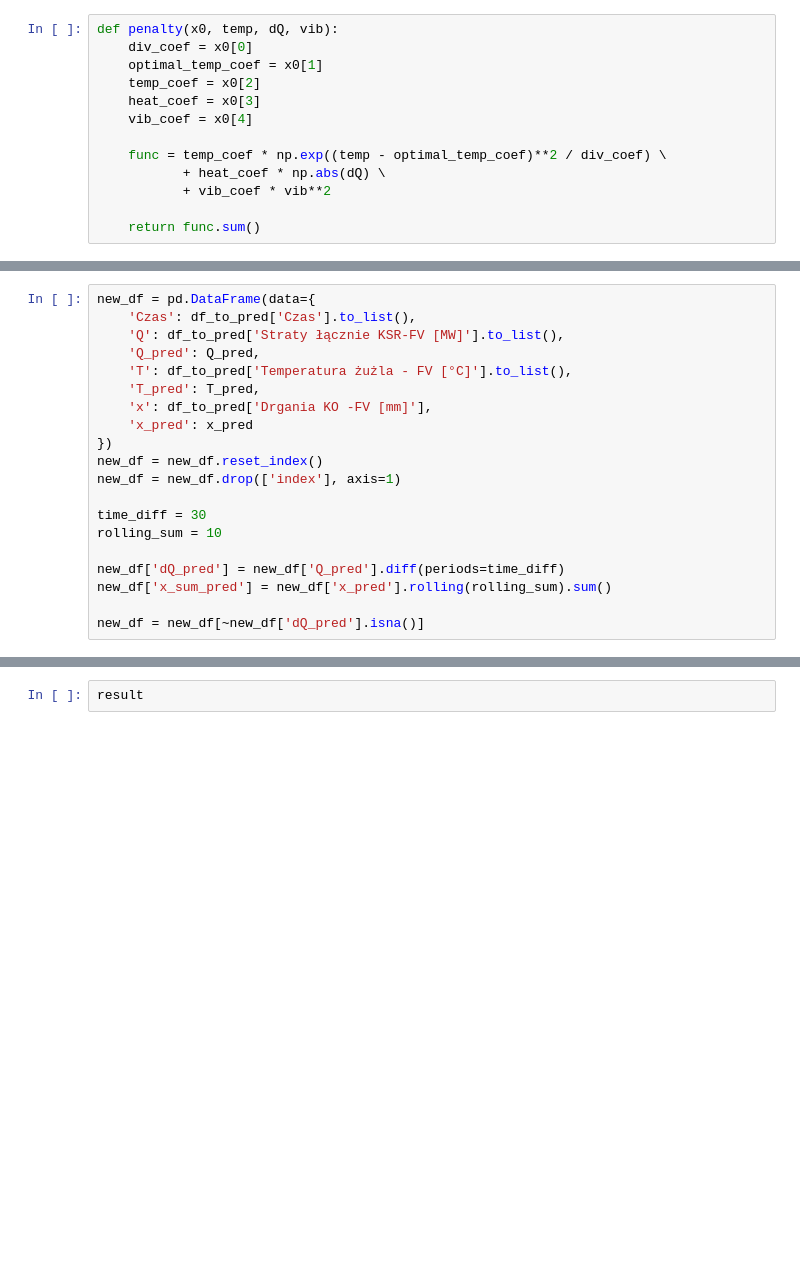
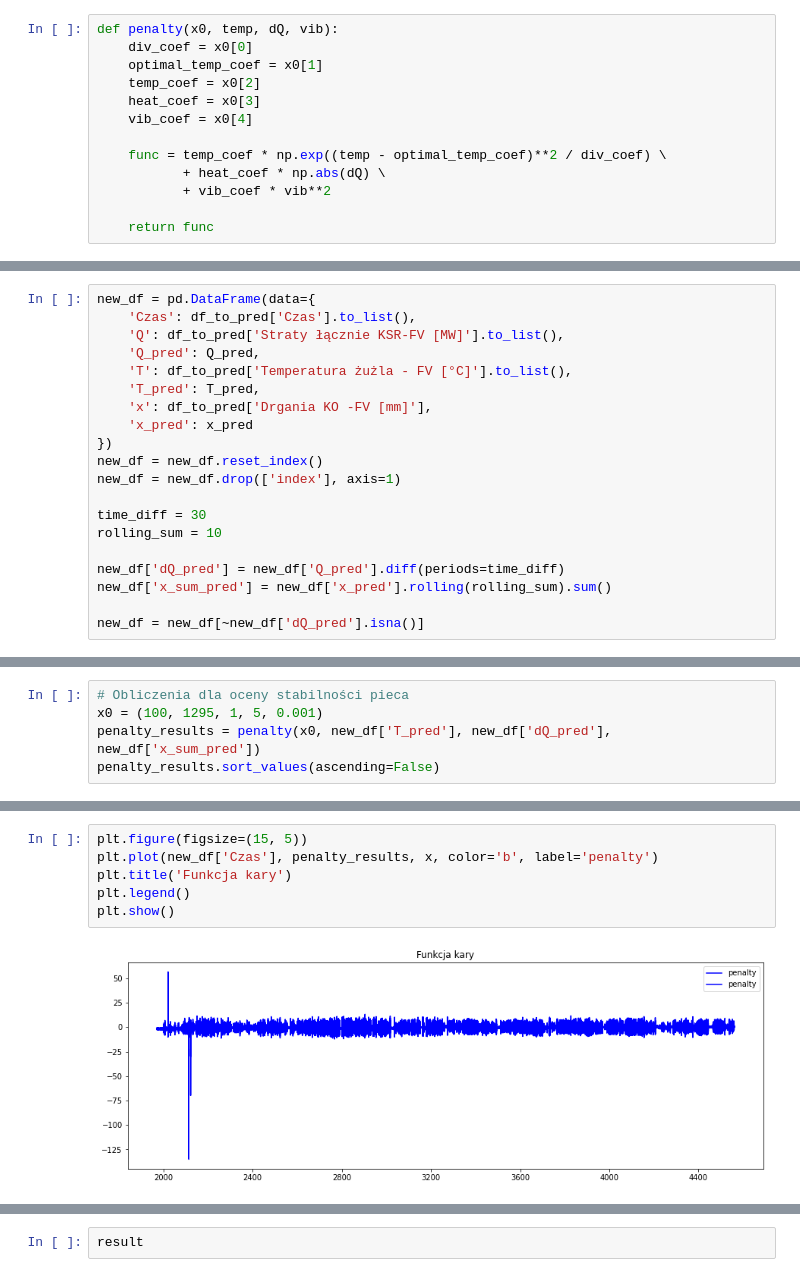
Before and after one commit to mickuz/cuvalleyhack-icm, a Jupyter notebook: Stabilizacja pieca zawiesinowego.ipynb, the cells around one changed output, grey strips where cells are left out. Cells and saved outputs as stored; diff of their text form; blank space fills up the shorter version.

Commit message:
Update penalty function

```diff
--- a/Stabilizacja pieca zawiesinowego.ipynb
+++ b/Stabilizacja pieca zawiesinowego.ipynb
@@ -267,4 +267,4 @@ def penalty(x0, temp, dQ, vib):
            + heat_coef * np.abs(dQ) \
            + vib_coef * vib**2
 
-    return func.sum()
+    return func
@@ -306 +319,6 @@ new_df
 946170 rows × 9 columns
+# %%
+# Obliczenia dla oceny stabilności pieca
+x0 = (100, 1295, 1, 5, 0.001)
+penalty_results = penalty(x0, new_df['T_pred'], new_df['dQ_pred'], new_df['x_sum_pred'])
+penalty_results.sort_values(ascending=False)
@@ -307,3 +338,11 @@ new_df
+# %%
+plt.figure(figsize=(15, 5))
+plt.plot(new_df['Czas'], penalty_results, x, color='b', label='penalty')
+plt.title('Funkcja kary')
+plt.legend()
+plt.show()
+# %% [output]
+[figure, added]
 # %%
 import scipy
 
```
Also changed, not shown: parts of 5 cells of this notebook.
